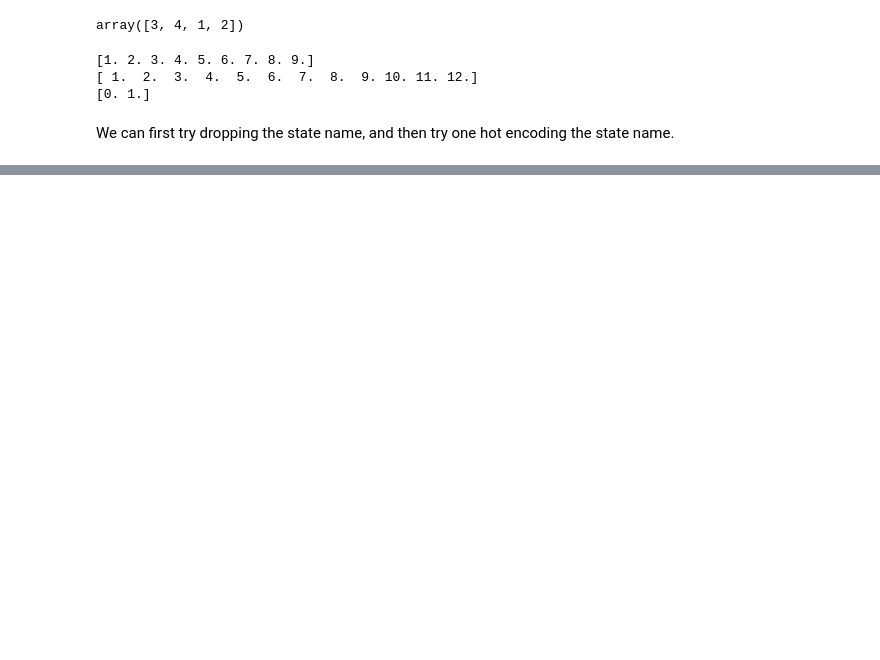
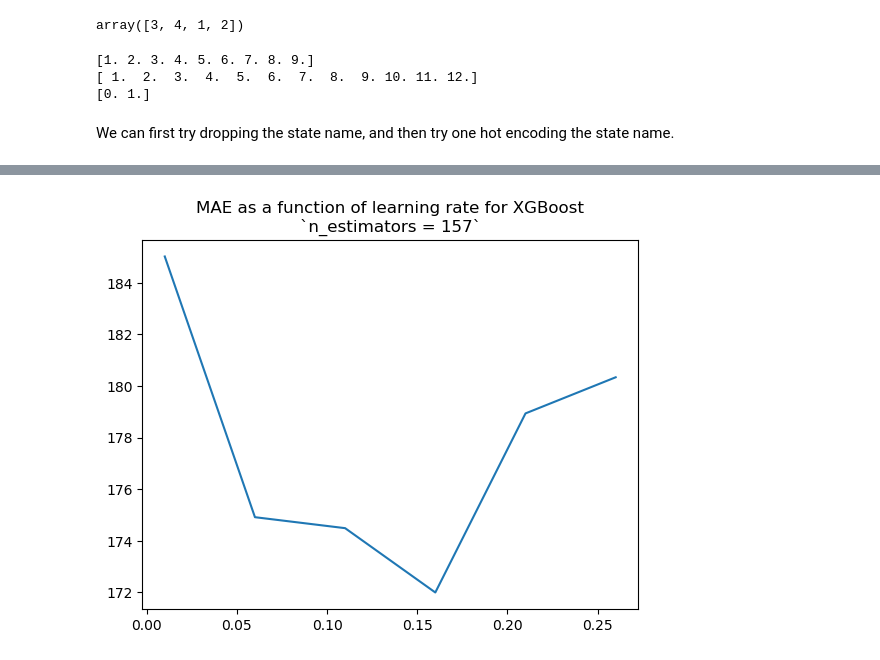
Before and after one commit to jessebmurray/COVID-19, a Jupyter notebook: county_modeling.ipynb, the cells around one changed output, grey strips where cells are left out. Drawn from its saved outputs; the diff is of its cells as text; code cells hidden in the pictures; blank space fills up the shorter version.

```diff
--- a/county_modeling.ipynb
+++ b/county_modeling.ipynb
@@ -125,0 +373,6 @@ We can first try dropping the state name, and then try one hot encoding the stat
+# %%
+from xgboost import XGBRegressor
+boost_model = XGBRegressor(n_estimators=500)
+
+boost_model.fit(X_train, y_train, early_stopping_rounds=5,
+            eval_set=[(X_valid, y_valid)], verbose=True)
@@ -125,0 +411,3 @@ We can first try dropping the state name, and then try one hot encoding the stat
+# %%
+predictions = boost_model.predict(X_valid)
+print("Mean Absolute Error: " + '{:,}'.format(mean_absolute_error(predictions, y_valid)))
@@ -125,0 +420,11 @@ We can first try dropping the state name, and then try one hot encoding the stat
+# %%
+boost_maes = list()
+for lr in np.arange(0.01, 0.3, 0.05):
+    boost_model = XGBRegressor(n_estimators=157, learning_rate=lr)
+
+    boost_model.fit(X_train, y_train)
+    predictions = boost_model.predict(X_valid)
+
+    mae = mean_absolute_error(predictions, y_valid)
+    boost_maes.append(mae)
+#     print("Mean Absolute Error: " + '{:,}'.format(mae))
@@ -125,0 +438,6 @@ We can first try dropping the state name, and then try one hot encoding the stat
+# %%
+plt.plot(np.arange(0.01, 0.3, 0.05), boost_maes)
+plt.title('MAE as a function of learning rate for XGBoost\n`n_estimators = 157`')
+plt.show()
+# %% [output]
+[figure, added]
```
Also changed, not shown: parts of 63 cells of this notebook, 4 other files.
